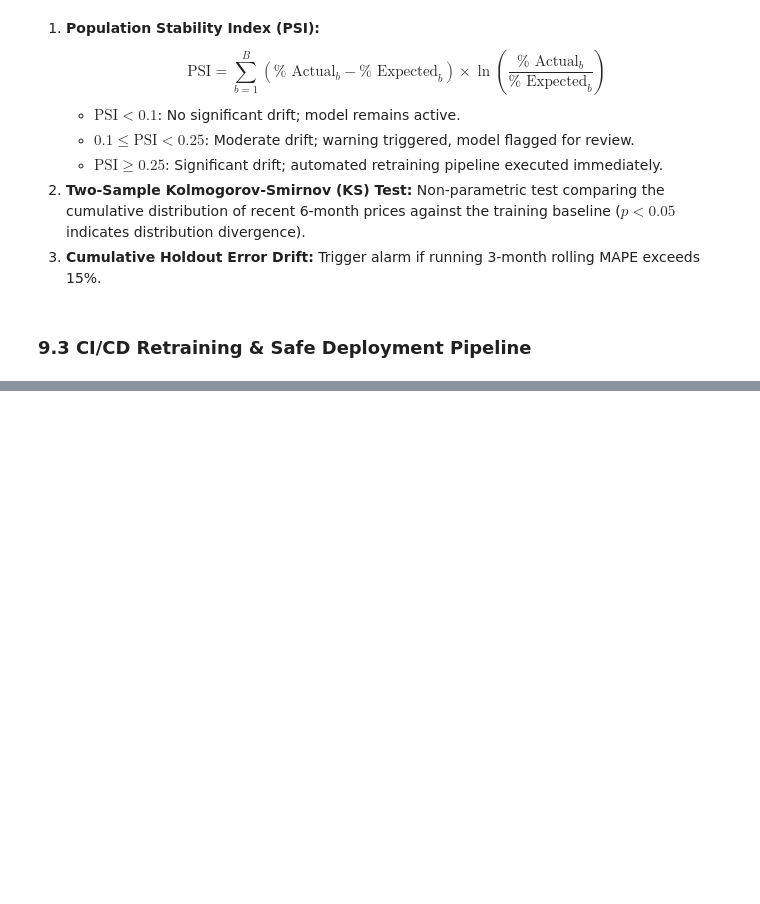
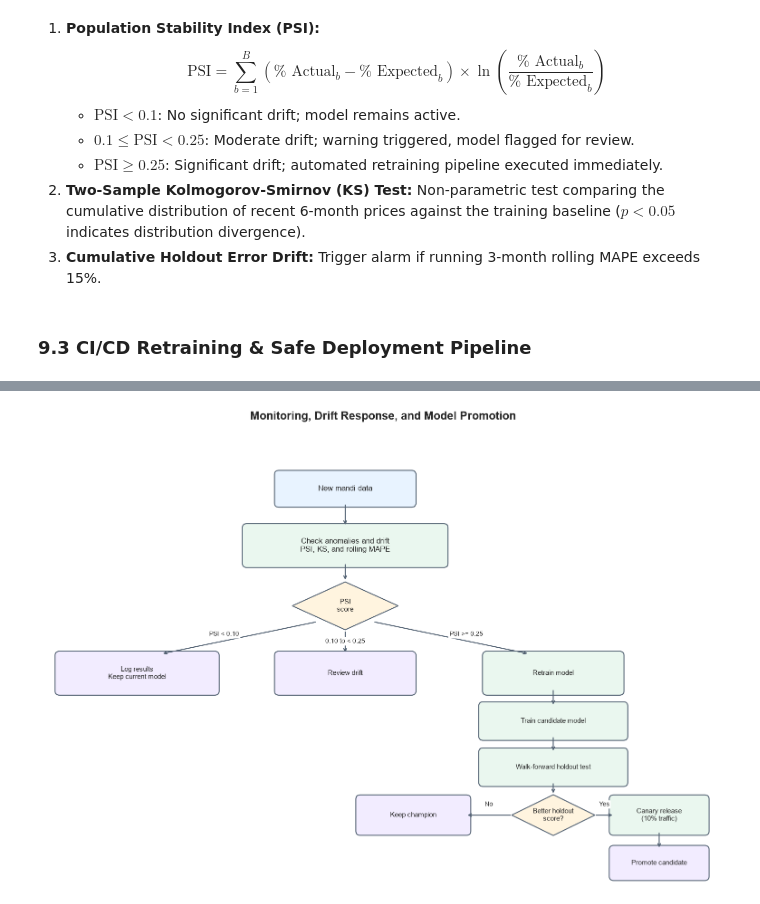
Before and after one commit to gamepatt78/way2agri-price-forecasting-engine, a Jupyter notebook: notebooks/AgriPrice_Forecasting_Way2Agri.ipynb, the cells around one changed output, grey strips where cells are left out. Cells and saved outputs as stored; diff of their text form; code cells hidden in the pictures; blank space fills up the shorter version.

Commit message:
fix: render monitoring workflow in notebook

```diff
--- a/notebooks/AgriPrice_Forecasting_Way2Agri.ipynb
+++ b/notebooks/AgriPrice_Forecasting_Way2Agri.ipynb
@@ -761,0 +739,90 @@ flowchart TB
+# %%
+from matplotlib.patches import FancyBboxPatch, Polygon
+
+fig, ax = plt.subplots(figsize=(16, 11))
+ax.set_xlim(0, 18)
+ax.set_ylim(0, 12)
+ax.axis("off")
+fig.suptitle("Monitoring, Drift Response, and Model Promotion", fontsize=18, fontweight="bold", y=0.98)
+
+colors = {
+    "source": "#e8f3ff",
+    "process": "#eaf7ef",
+    "decision": "#fff4df",
+    "action": "#f2ecff",
+}
+
+def add_box(x, y, width, height, text, kind="process", fontsize=11):
+    box = FancyBboxPatch(
+        (x - width / 2, y - height / 2),
+        width,
+        height,
+        boxstyle="round,pad=0.12,rounding_size=0.12",
+        facecolor=colors[kind],
+        edgecolor="#536273",
+        linewidth=1.5,
+    )
+    ax.add_patch(box)
+    ax.text(x, y, text, ha="center", va="center", fontsize=fontsize, wrap=True)
+
+def add_decision(x, y, width, height, text):
+    diamond = Polygon(
+        [(x, y + height / 2), (x + width / 2, y), (x, y - height / 2), (x - width / 2, y)],
+        closed=True,
+        facecolor=colors["decision"],
+        edgecolor="#536273",
+        linewidth=1.5,
+    )
+    ax.add_patch(diamond)
+    ax.text(x, y, text, ha="center", va="center", fontsize=11, wrap=True)
+
+def connect(start, end, label=None, label_position=None):
+    ax.annotate(
+        "",
+        xy=end,
+        xytext=start,
+        arrowprops={"arrowstyle": "->", "color": "#536273", "linewidth": 1.6},
+    )
+    if label:
+        x, y = label_position
+        ax.text(
+            x,
+            y,
+            label,
+            ha="center",
+            va="center",
+            fontsize=10,
+            bbox={"boxstyle": "round,pad=0.2", "facecolor": "white", "edgecolor": "none"},
+        )
+
+add_box(8, 11.1, 3.5, 0.8, "New mandi data", "source", 12)
+add_box(8, 9.5, 5.2, 1.0, "Check anomalies and drift\nPSI, KS, and rolling MAPE", "process", 12)
+add_decision(8, 7.8, 2.8, 1.35, "PSI\nscore")
+connect((8, 10.68), (8, 10.05))
+connect((8, 9.0), (8, 8.5))
+
+add_box(2.5, 5.9, 4.1, 1.0, "Log results\nKeep current model", "action", 11)
+add_box(8, 5.9, 3.5, 1.0, "Review drift", "action", 11)
+add_box(13.5, 5.9, 3.5, 1.0, "Retrain model", "process", 11)
+connect((7.25, 7.35), (3.15, 6.45), "PSI < 0.10", (4.8, 7.0))
+connect((8, 7.1), (8, 6.45), "0.10 to < 0.25", (8, 6.8))
+connect((8.75, 7.35), (12.85, 6.45), "PSI >= 0.25", (11.2, 7.0))
+
+add_box(13.5, 4.55, 3.7, 0.85, "Train candidate model", "process", 11)
+add_box(13.5, 3.25, 3.7, 0.85, "Walk-forward holdout test", "process", 11)
+add_decision(13.5, 1.9, 2.2, 1.15, "Better holdout\nscore?")
+connect((13.5, 5.45), (13.5, 4.98))
+connect((13.5, 4.12), (13.5, 3.68))
+connect((13.5, 2.82), (13.5, 2.48))
+
+add_box(9.8, 1.9, 2.8, 0.9, "Keep champion", "action", 11)
+add_box(16.3, 1.9, 2.4, 0.9, "Canary release\n(10% traffic)", "process", 11)
+connect((12.4, 1.9), (11.2, 1.9), "No", (11.8, 2.2))
+connect((14.6, 1.9), (15.1, 1.9), "Yes", (14.85, 2.2))
+add_box(16.3, 0.55, 2.4, 0.75, "Promote candidate", "action", 11)
+connect((16.3, 1.43), (16.3, 0.95))
+
+fig.tight_layout(rect=(0.02, 0.02, 0.98, 0.94))
+plt.show()
+# %% [output]
+[figure, added]
```
Also changed, not shown: parts of 2 cells of this notebook, 1 other file.
